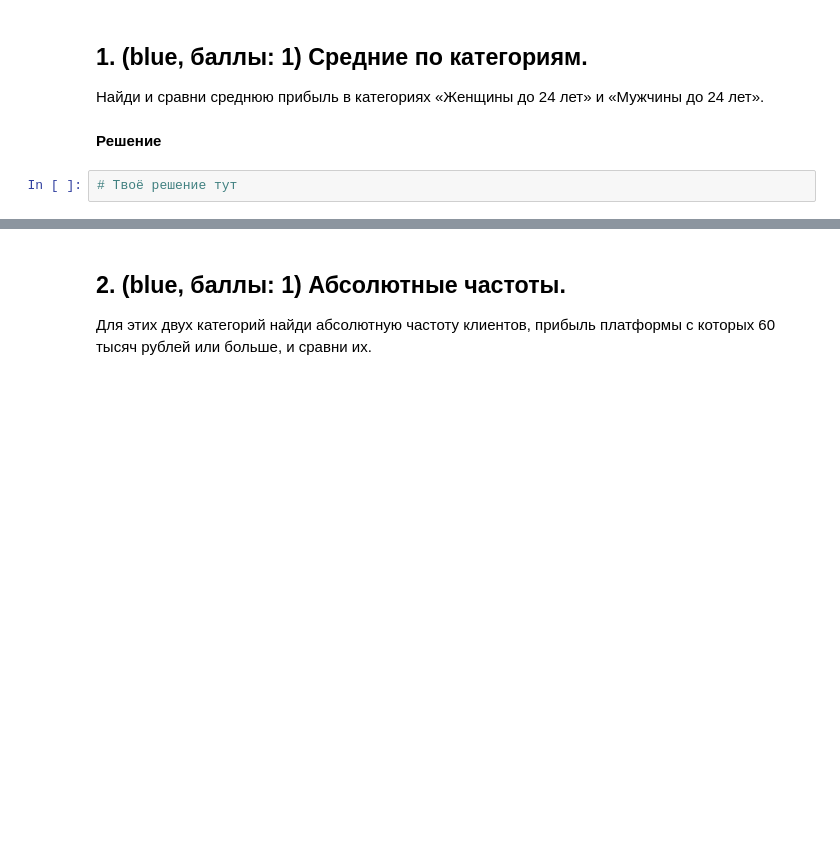
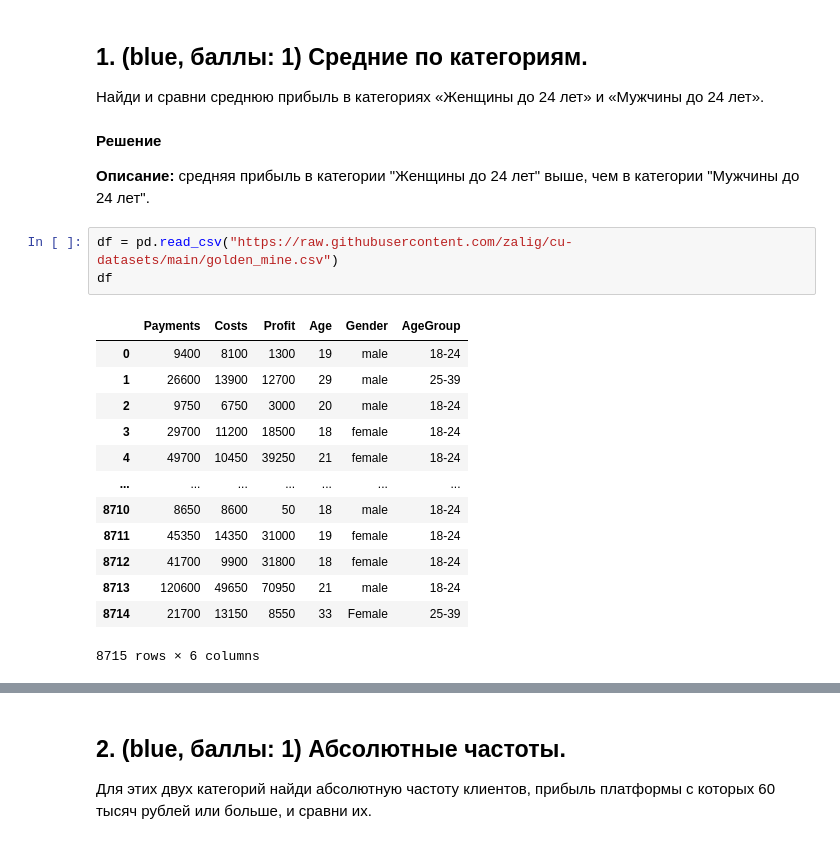
Before and after one commit to stakancheck/cu-colab-statistic, a Jupyter notebook: cu_stat_hw01.ipynb, the cells around one changed output, grey strips where cells are left out. Saved outputs shown, nothing was run; the diff lists cells and outputs as text; blank space fills up the shorter version.

```diff
--- a/cu_stat_hw01.ipynb
+++ b/cu_stat_hw01.ipynb
@@ -340,7 +379,24 @@ np.float64(15.0)
 # %% [markdown]
 ## 1. (blue, баллы: 1) Средние по категориям.
 Найди и сравни среднюю прибыль в категориях «Женщины до 24 лет» и «Мужчины до 24 лет».
-# %% [markdown]
-**Решение**
-# %%
-# Твоё решение тут
+# %% [markdown]
+**Решение**
+
+**Описание:** средняя прибыль в категории "Женщины до 24 лет" выше, чем в категории "Мужчины до 24 лет".
+# %%
+df = pd.read_csv("https://raw.githubusercontent.com/zalig/cu-datasets/main/golden_mine.csv")
+df
+# %% [output]
+|  | Payments | Costs | Profit | Age | Gender | AgeGroup |
+| 0 | 9400 | 8100 | 1300 | 19 | male | 18-24 |
+| 1 | 26600 | 13900 | 12700 | 29 | male | 25-39 |
+| 2 | 9750 | 6750 | 3000 | 20 | male | 18-24 |
+| 3 | 29700 | 11200 | 18500 | 18 | female | 18-24 |
+| 4 | 49700 | 10450 | 39250 | 21 | female | 18-24 |
+| ... | ... | ... | ... | ... | ... | ... |
+| 8710 | 8650 | 8600 | 50 | 18 | male | 18-24 |
+| 8711 | 45350 | 14350 | 31000 | 19 | female | 18-24 |
+| 8712 | 41700 | 9900 | 31800 | 18 | female | 18-24 |
+| 8713 | 120600 | 49650 | 70950 | 21 | male | 18-24 |
+| 8714 | 21700 | 13150 | 8550 | 33 | Female | 25-39 |
+8715 rows × 6 columns
```
Also changed, not shown: parts of 12 cells of this notebook.
